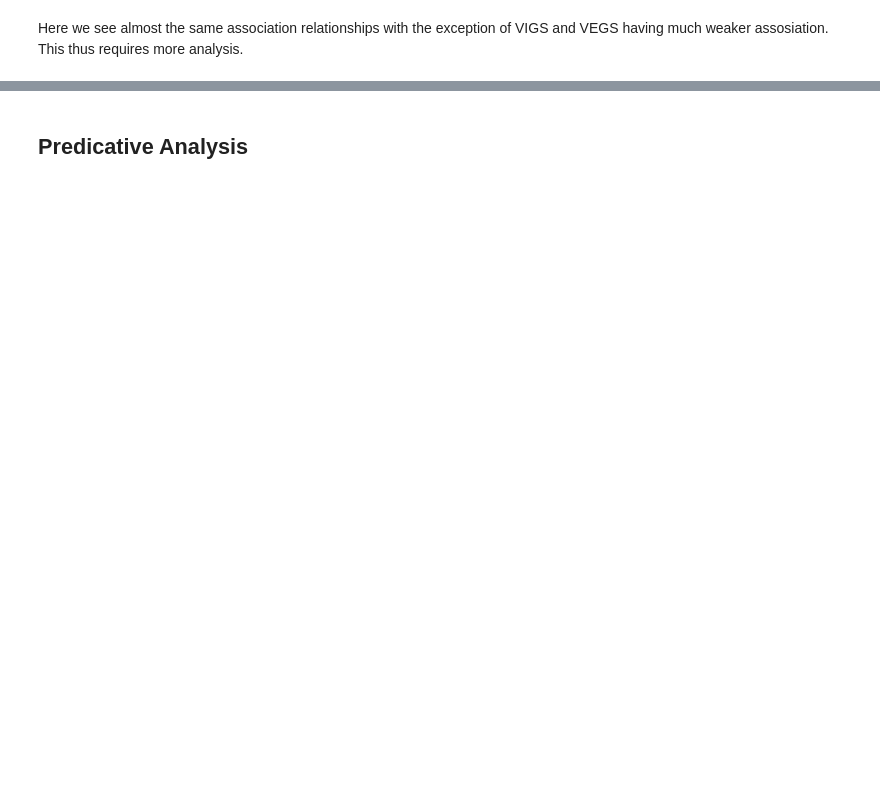
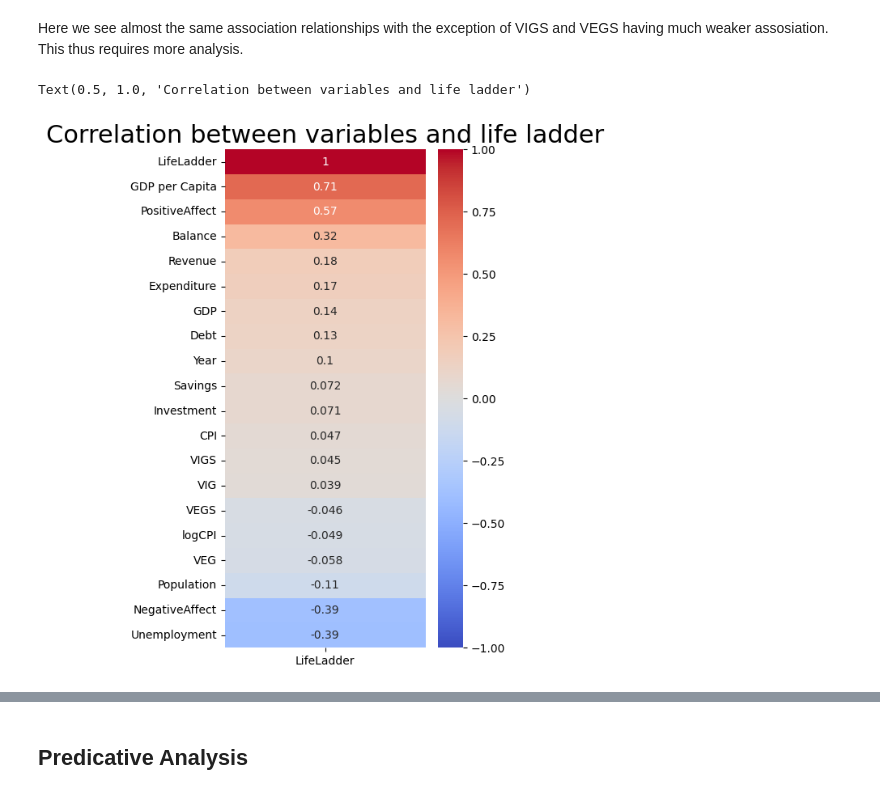
Before and after one commit to cskang3627/happiness, a Jupyter notebook: FinalProjectGroup_Sp23_The_Group.ipynb, the cells around one changed output, grey strips where cells are left out. Drawn from its saved outputs; the diff is of its cells as text; code cells hidden in the pictures; blank space fills up the shorter version.

```diff
--- a/FinalProjectGroup_Sp23_The_Group.ipynb
+++ b/FinalProjectGroup_Sp23_The_Group.ipynb
@@ -832,2 +817,9 @@ plt.show()
 # %% [markdown]
 Here we see almost the same association relationships with the exception of VIGS and VEGS having much weaker assosiation. This thus requires more analysis.
+# %%
+plt.figure(figsize=(4,8))
+sns.heatmap(data.corr()[['LifeLadder']].sort_values('LifeLadder', ascending=False), annot=True, cmap='coolwarm', vmin=-1, vmax=1);
+plt.title('Correlation between variables and life ladder', fontsize=22)
+# %% [output]
+Text(0.5, 1.0, 'Correlation between variables and life ladder')
+[figure, added]
```
Also changed, not shown: parts of 39 cells of this notebook.
